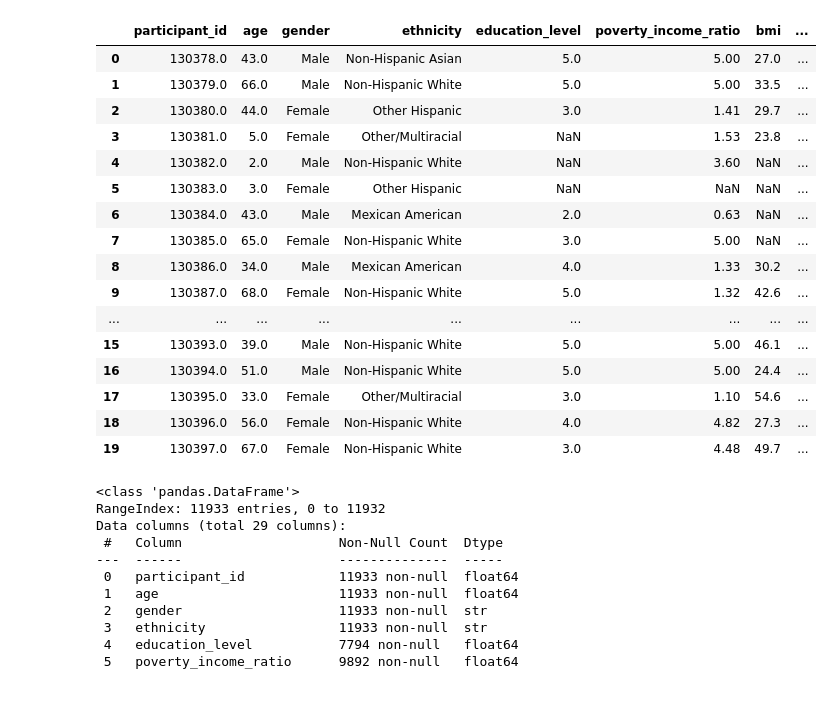
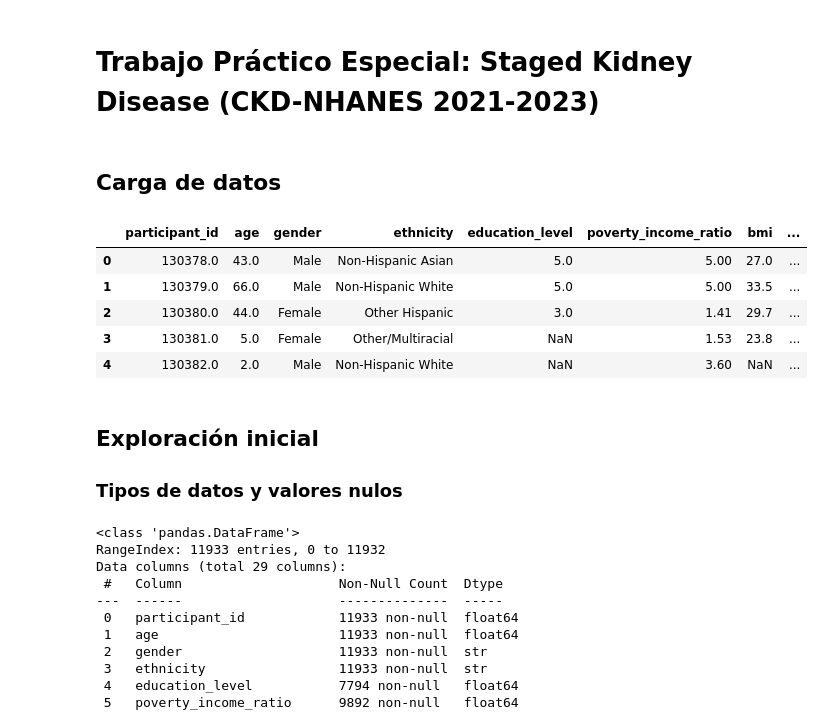
Before and after one commit to FranGonzalez354/TPE_fundamentos, a Jupyter notebook: CodeTPE.ipynb, the cells around one changed output. Cells and saved outputs as stored; diff of their text form; code cells hidden in the pictures; blank space fills up the shorter version.

```diff
--- a/CodeTPE.ipynb
+++ b/CodeTPE.ipynb
@@ -51,25 +1,27 @@ Download completed
+# %% [markdown]
+# Trabajo Práctico Especial: Staged Kidney Disease (CKD-NHANES 2021-2023)
+# %% [markdown]
+## Carga de datos
 # %%
+import numpy as np
+import pandas as pd
+import scipy.stats as stats
+import matplotlib.pyplot as plt
+
 data = pd.read_csv("CKD-NHANES/CKD_NHANES_2021_2023.csv", sep = ",", encoding = "latin1", on_bad_lines= "skip")
-pd.set_option('display.max_columns', None)
-data.head(20)
+pd.set_option("display.max_columns", None)
+data.head()
 # %% [output]
 |  | participant_id | age | gender | ethnicity | education_level | poverty_income_ratio | bmi | ... |
 | 0 | 130378.0 | 43.0 | Male | Non-Hispanic Asian | 5.0 | 5.00 | 27.0 | ... |
 | 1 | 130379.0 | 66.0 | Male | Non-Hispanic White | 5.0 | 5.00 | 33.5 | ... |
 | 2 | 130380.0 | 44.0 | Female | Other Hispanic | 3.0 | 1.41 | 29.7 | ... |
 | 3 | 130381.0 | 5.0 | Female | Other/Multiracial | NaN | 1.53 | 23.8 | ... |
 | 4 | 130382.0 | 2.0 | Male | Non-Hispanic White | NaN | 3.60 | NaN | ... |
-| 5 | 130383.0 | 3.0 | Female | Other Hispanic | NaN | NaN | NaN | ... |
-| 6 | 130384.0 | 43.0 | Male | Mexican American | 2.0 | 0.63 | NaN | ... |
-| 7 | 130385.0 | 65.0 | Female | Non-Hispanic White | 3.0 | 5.00 | NaN | ... |
-| 8 | 130386.0 | 34.0 | Male | Mexican American | 4.0 | 1.33 | 30.2 | ... |
-| 9 | 130387.0 | 68.0 | Female | Non-Hispanic White | 5.0 | 1.32 | 42.6 | ... |
-| ... | ... | ... | ... | ... | ... | ... | ... | ... |
-| 15 | 130393.0 | 39.0 | Male | Non-Hispanic White | 5.0 | 5.00 | 46.1 | ... |
-| 16 | 130394.0 | 51.0 | Male | Non-Hispanic White | 5.0 | 5.00 | 24.4 | ... |
-| 17 | 130395.0 | 33.0 | Female | Other/Multiracial | 3.0 | 1.10 | 54.6 | ... |
-| 18 | 130396.0 | 56.0 | Female | Non-Hispanic White | 4.0 | 4.82 | 27.3 | ... |
-| 19 | 130397.0 | 67.0 | Female | Non-Hispanic White | 3.0 | 4.48 | 49.7 | ... |
+# %% [markdown]
+## Exploración inicial
+
+### Tipos de datos y valores nulos
 # %%
 data.info()
 # %% [output]
```
Also changed, not shown: parts of 40 cells of this notebook, 1 other file.
